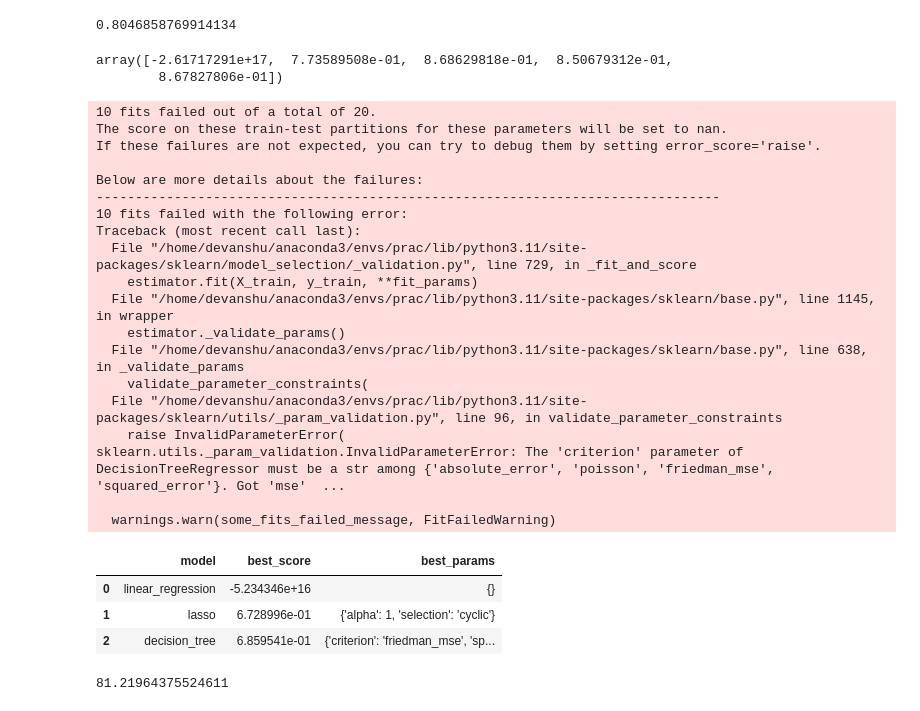
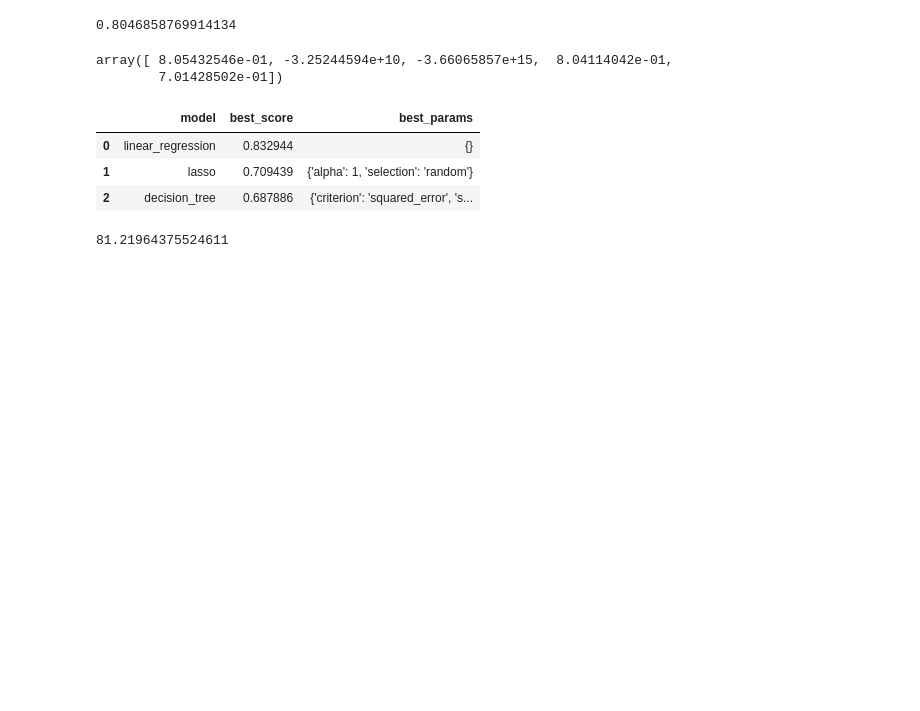
Before and after one commit to RawatDevanshu/HousePricePrediction, a Jupyter notebook: model/HousePrice.ipynb, the cells around one changed output. Cells and saved outputs as stored; diff of their text form; code cells hidden in the pictures; blank space fills up the shorter version.

Commit message:
fixed error during hyperparameter tuning

```diff
--- a/model/HousePrice.ipynb
+++ b/model/HousePrice.ipynb
@@ -343,12 +343,13 @@ lr_clf.score(X_test.values,y_test.values)
 # %%
 from sklearn.model_selection import ShuffleSplit
 from sklearn.model_selection import cross_val_score
+from sklearn.model_selection import GridSearchCV
 
 cv = ShuffleSplit(n_splits=5,test_size=0.2, random_state=0)
-cross_val_score(LinearRegression(),X,y,cv=cv)
+cross_val_score(LinearRegression(),X_test,y_test,cv=cv)
 # %% [output]
-array([-2.61717291e+17,  7.73589508e-01,  8.68629818e-01,  8.50679312e-01,
-        8.67827806e-01])
+array([ 8.05432546e-01, -3.25244594e+10, -3.66065857e+15,  8.04114042e-01,
+        7.01428502e-01])
 # %%
 from sklearn.model_selection import GridSearchCV
 
@@ -358,58 +359,40 @@ from sklearn.tree import DecisionTreeRegressor
 def find_best_model_using_gridsearchcv(X,y):
     algos = {
         "linear_regression" : {
             "model": LinearRegression(),
             "params":{
-                }},
+
+            }},
         "lasso" : {
             "model": Lasso(),
             "params":{
                 "alpha": [1,2],
                 "selection": ["random","cyclic"]}},
 
         "decision_tree" : {
             "model": DecisionTreeRegressor(),
             "params":{
-                "criterion": ["mse","friedman_mse"],
+                "criterion": ["friedman_mse","squared_error"],
                 "splitter":["best","random"]}},
     }
     scores = []
     cv = ShuffleSplit(n_splits=5,test_size=0.2, random_state=0)
     for algo_name,config in algos.items():
         gs = GridSearchCV(config["model"],config["params"],cv=cv,return_train_score = False)
-        gs.fit(X,y)
+        gs.fit(X_train,y_train)
         scores.append({
             "model": algo_name,
             "best_score": gs.best_score_,
             "best_params": gs.best_params_})
 
     return pd.DataFrame(scores,columns=["model","best_score","best_params"])
 
 find_best_model_using_gridsearchcv(X,y)
 # %% [output]
-10 fits failed out of a total of 20.
-The score on these train-test partitions for these parameters will be set to nan.
-If these failures are not expected, you can try to debug them by setting error_score='raise'.
-
-Below are more details about the failures:
---------------------------------------------------------------------------------
-10 fits failed with the following error:
-Traceback (most recent call last):
-  File "/home/devanshu/anaconda3/envs/prac/lib/python3.11/site-packages/sklearn/model_selection/_validation.py", line 729, in _fit_and_score
-    estimator.fit(X_train, y_train, **fit_params)
-  File "/home/devanshu/anaconda3/envs/prac/lib/python3.11/site-packages/sklearn/base.py", line 1145, in wrapper
-    estimator._validate_params()
-  File "/home/devanshu/anaconda3/envs/prac/lib/python3.11/site-packages/sklearn/base.py", line 638, in _validate_params
-    validate_parameter_constraints(
-  File "/home/devanshu/anaconda3/envs/prac/lib/python3.11/site-packages/sklearn/utils/_param_validation.py", line 96, in validate_parameter_constraints
-    raise InvalidParameterError(
-sklearn.utils._param_validation.InvalidParameterError: The 'criterion' parameter of DecisionTreeRegressor must be a str among {'absolute_error', 'poisson', 'friedman_mse', 'squared_error'}. Got 'mse'  ...
-
-  warnings.warn(some_fits_failed_message, FitFailedWarning)
 |  | model | best_score | best_params |
-| 0 | linear_regression | -5.234346e+16 | {} |
-| 1 | lasso | 6.728996e-01 | {'alpha': 1, 'selection': 'cyclic'} |
-| 2 | decision_tree | 6.859541e-01 | {'criterion': 'friedman_mse', 'sp... |
+| 0 | linear_regression | 0.832944 | {} |
+| 1 | lasso | 0.709439 | {'alpha': 1, 'selection': 'random'} |
+| 2 | decision_tree | 0.687886 | {'criterion': 'squared_error', 's... |
 # %%
 def predict_price(location,sqft,bath,bhk):
     loc_index  = np.where(X.columns==location)[0][0]
```
